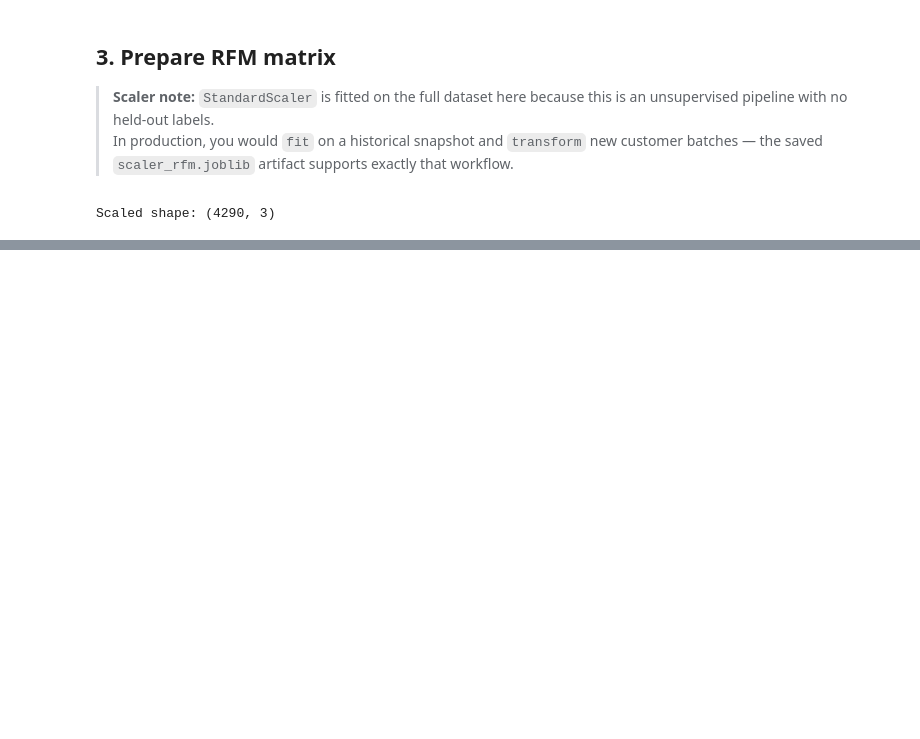
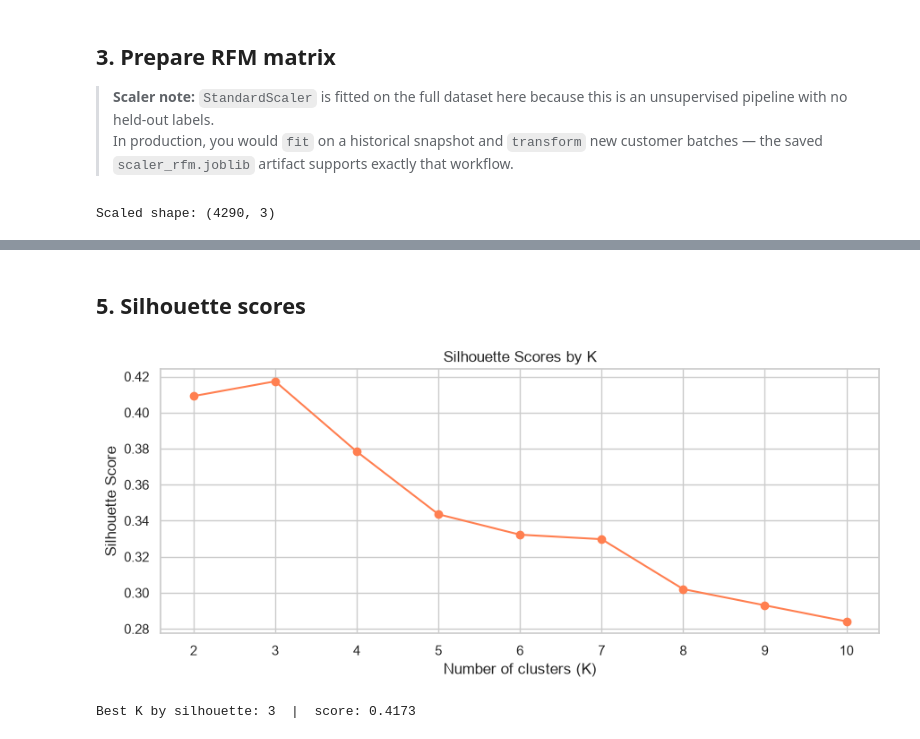
Before and after one commit to LathiyaHit/customer-segmentation-retention, a Jupyter notebook: research/04_segmentation.ipynb, the cells around one changed output, grey strips where cells are left out. Saved outputs shown, nothing was run; the diff lists cells and outputs as text; code cells hidden in the pictures; blank space fills up the shorter version.

```diff
--- a/research/04_segmentation.ipynb
+++ b/research/04_segmentation.ipynb
@@ -62,0 +84,24 @@ Scaled shape: (4290, 3)
+# %% [markdown]
+## 5. Silhouette scores
+# %%
+sil_scores = []
+
+for k in K_range:
+    km = KMeans(n_clusters=k, random_state=42, n_init=10)
+    labels = km.fit_predict(X_scaled)
+    sil_scores.append(silhouette_score(X_scaled, labels))
+
+plt.figure(figsize=(9, 4))
+plt.plot(K_range, sil_scores, marker="o", color="coral")
+plt.xlabel("Number of clusters (K)")
+plt.ylabel("Silhouette Score")
+plt.title("Silhouette Scores by K")
+plt.xticks(K_range)
+plt.tight_layout()
+plt.show()
+
+best_k = list(K_range)[np.argmax(sil_scores)]
+print(f"Best K by silhouette: {best_k}  |  score: {max(sil_scores):.4f}")
+# %% [output]
+[figure, added]
+Best K by silhouette: 3  |  score: 0.4173
```
Also changed, not shown: parts of 10 cells of this notebook.
